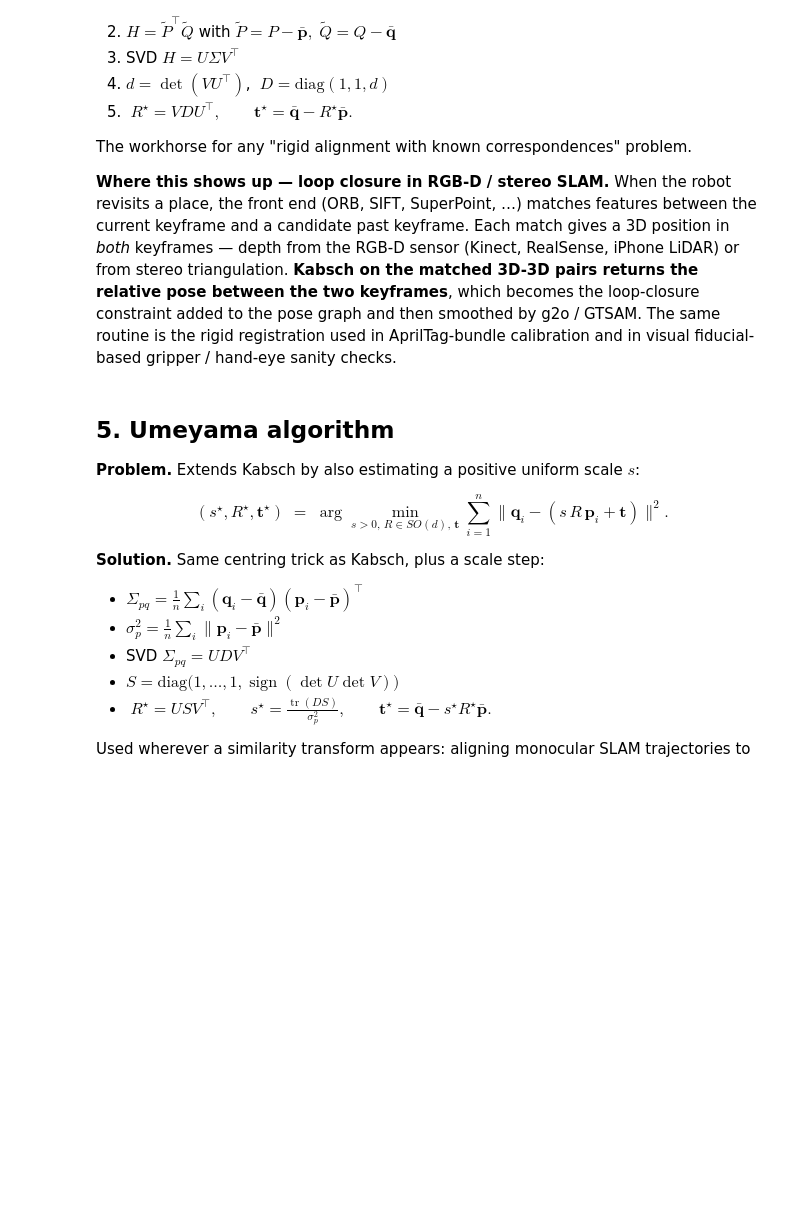
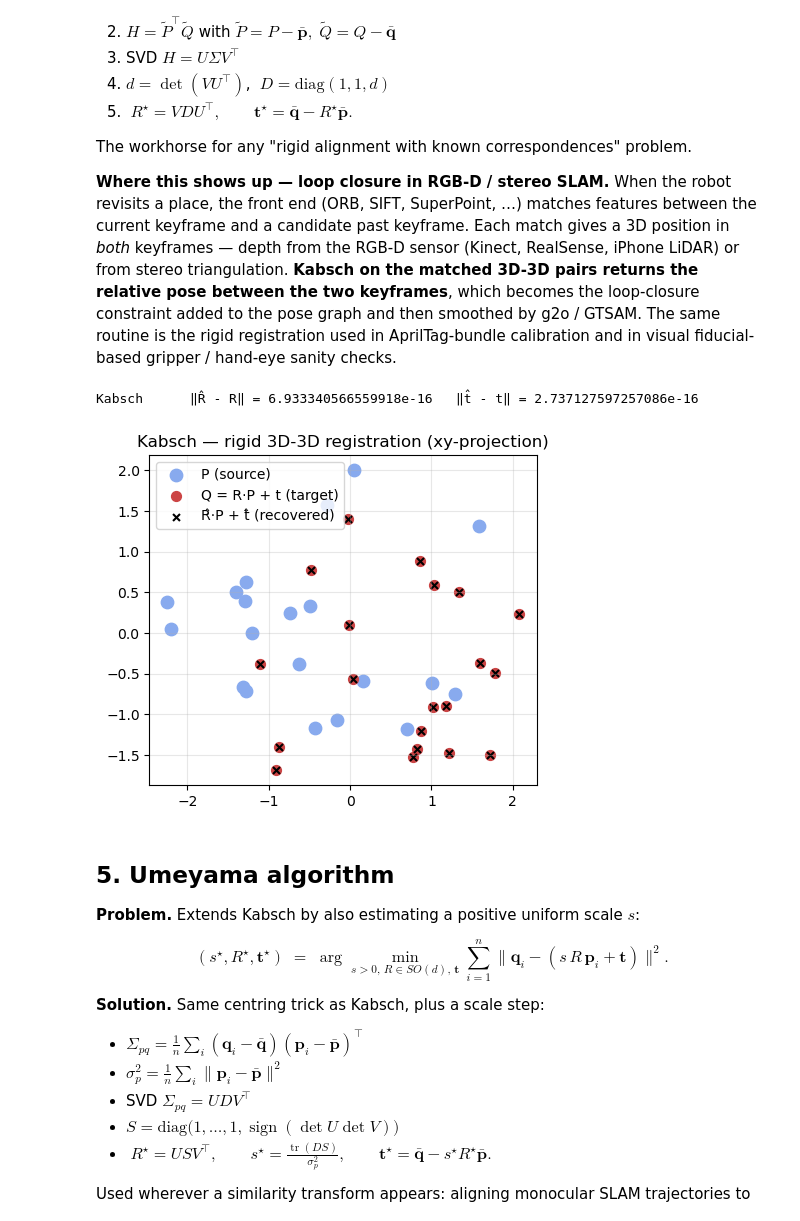
Before and after one commit to behnamasadi/robotic_notes, a Jupyter notebook: docs/shape_analysis.ipynb, the cells around one changed output. Saved outputs shown, nothing was run; the diff lists cells and outputs as text; code cells hidden in the pictures; blank space fills up the shorter version.

```diff
--- a/docs/shape_analysis.ipynb
+++ b/docs/shape_analysis.ipynb
@@ -178,22 +210,34 @@ The workhorse for any "rigid alignment with known correspondences" problem.
 # %%
 def kabsch(P, Q):
     """P, Q: (N, 3) corresponding rows. Returns R ∈ SO(3), t with Q ≈ P @ R.T + t."""
     p_bar = P.mean(axis=0)
     q_bar = Q.mean(axis=0)
     H = (P - p_bar).T @ (Q - q_bar)
     U, _, Vt = np.linalg.svd(H)
     d = np.sign(np.linalg.det(Vt.T @ U.T))
     D = np.diag([1.0, 1.0, d])
     R = Vt.T @ D @ U.T
     t = q_bar - R @ p_bar
     return R, t
 
 P = rng.standard_normal((20, 3))
 t_true = rng.standard_normal(3)
 Q = P @ R_true.T + t_true
 R_hat, t_hat = kabsch(P, Q)
 print("Kabsch      ‖R̂ - R‖ =", np.linalg.norm(R_hat - R_true),
       "  ‖t̂ - t‖ =", np.linalg.norm(t_hat - t_true))
+
+fig, ax = plt.subplots(figsize=(5, 5))
+Pt = P @ R_hat.T + t_hat
+ax.scatter(P[:, 0],  P[:, 1],  s=80, c='#88aaee', label='P (source)')
+ax.scatter(Q[:, 0],  Q[:, 1],  s=50, c='#cc4444', label='Q = R·P + t (target)')
+ax.scatter(Pt[:, 0], Pt[:, 1], s=25, c='black', marker='x', label='R̂·P + t̂ (recovered)')
+ax.set_aspect('equal'); ax.grid(alpha=0.3); ax.legend()
+ax.set_title('Kabsch — rigid 3D-3D registration (xy-projection)')
+plt.show()
+# %% [output]
+Kabsch      ‖R̂ - R‖ = 6.933340566559918e-16   ‖t̂ - t‖ = 2.737127597257086e-16
+[figure, added]
 # %% [markdown]
 ## 5. Umeyama algorithm
 
```
Also changed, not shown: parts of 8 cells of this notebook.
